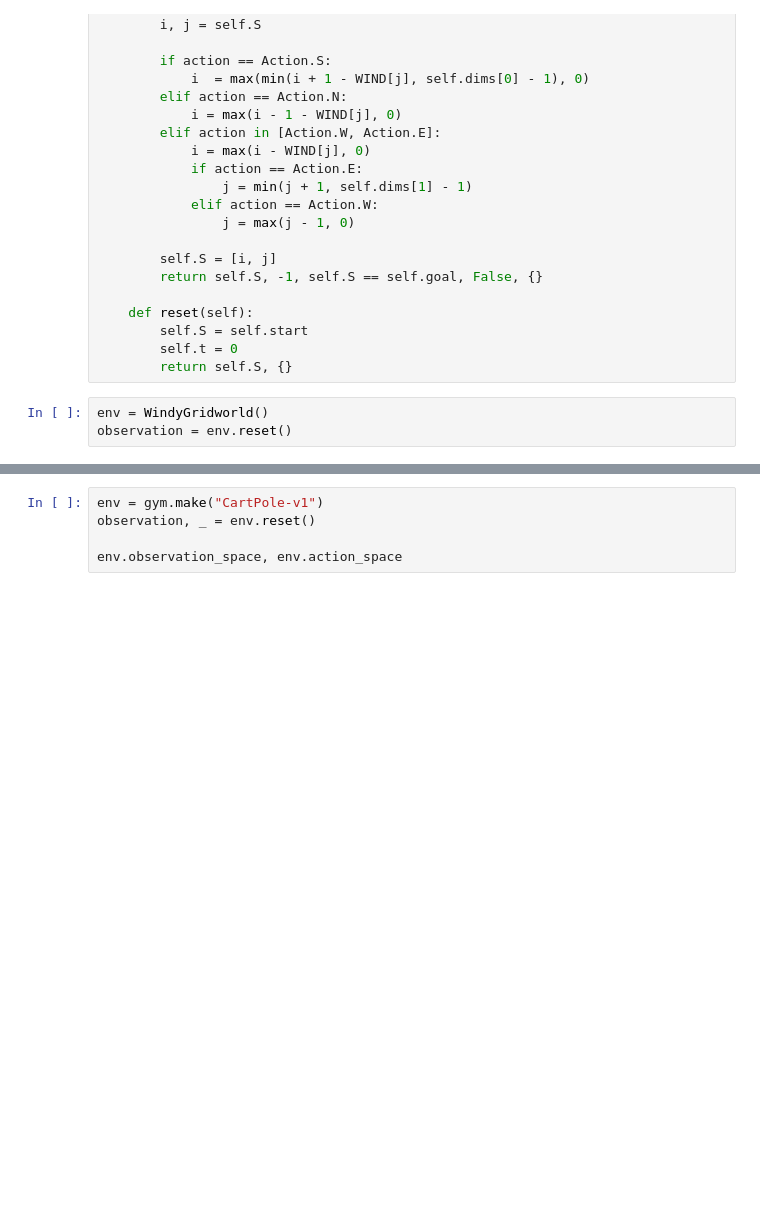
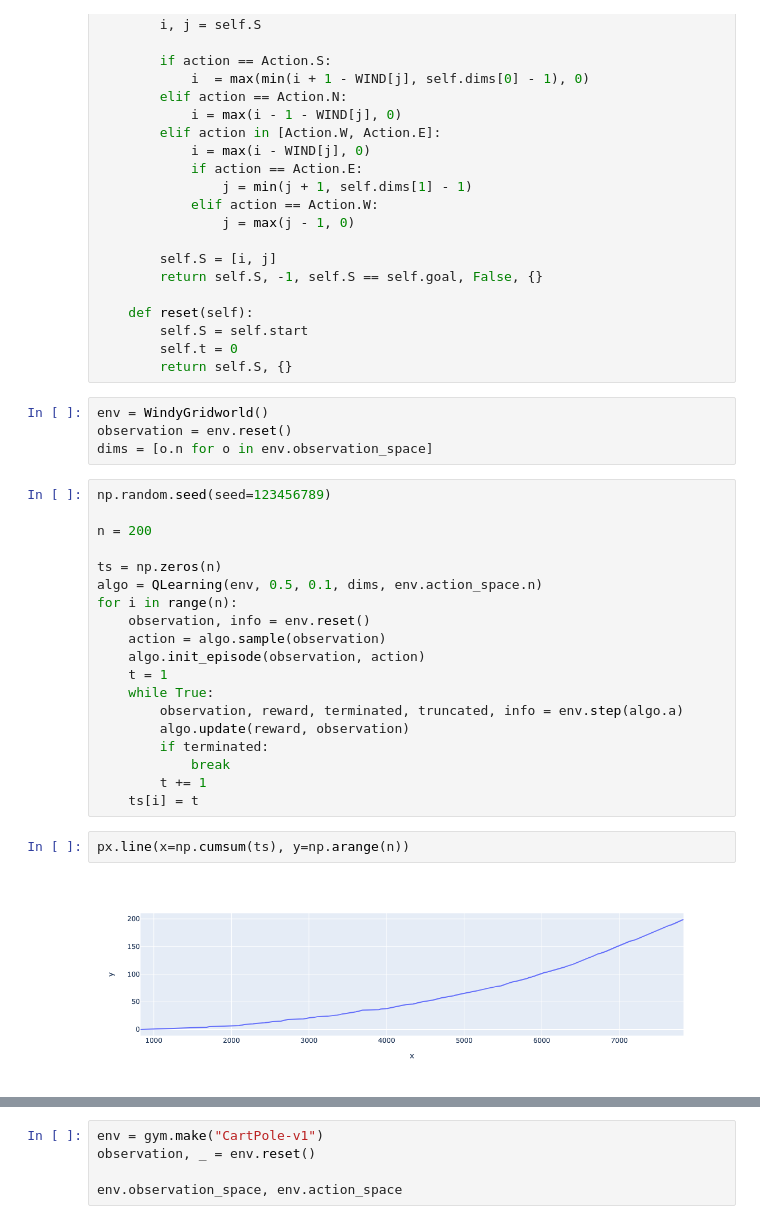
Before and after one commit to lrthomps/rl, a Jupyter notebook: finite-mdps.ipynb, the cells around one changed output, grey strips where cells are left out. Drawn from its saved outputs; the diff is of its cells as text; blank space fills up the shorter version.

```diff
--- a/finite-mdps.ipynb
+++ b/finite-mdps.ipynb
@@ -62,4 +64,28 @@ class WindyGridworld(gym.Env):
 # %%
 env = WindyGridworld()
 observation = env.reset()
+dims = [o.n for o in env.observation_space]
+# %%
+np.random.seed(seed=123456789)
+
+n = 200
+
+ts = np.zeros(n)
+algo = QLearning(env, 0.5, 0.1, dims, env.action_space.n)
+for i in range(n):
+    observation, info = env.reset()
+    action = algo.sample(observation)
+    algo.init_episode(observation, action)
+    t = 1
+    while True:
+        observation, reward, terminated, truncated, info = env.step(algo.a)
+        algo.update(reward, observation)
+        if terminated:
+            break
+        t += 1
+    ts[i] = t
+# %%
+px.line(x=np.cumsum(ts), y=np.arange(n))
+# %% [output]
+[figure, added]
 # %%
```
Also changed, not shown: parts of 28 cells of this notebook, 1 other file.
